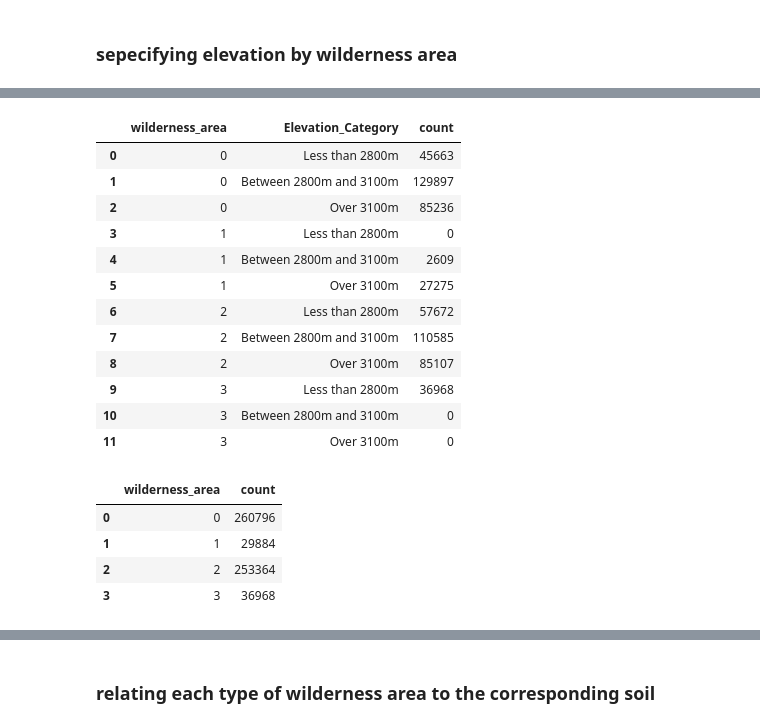
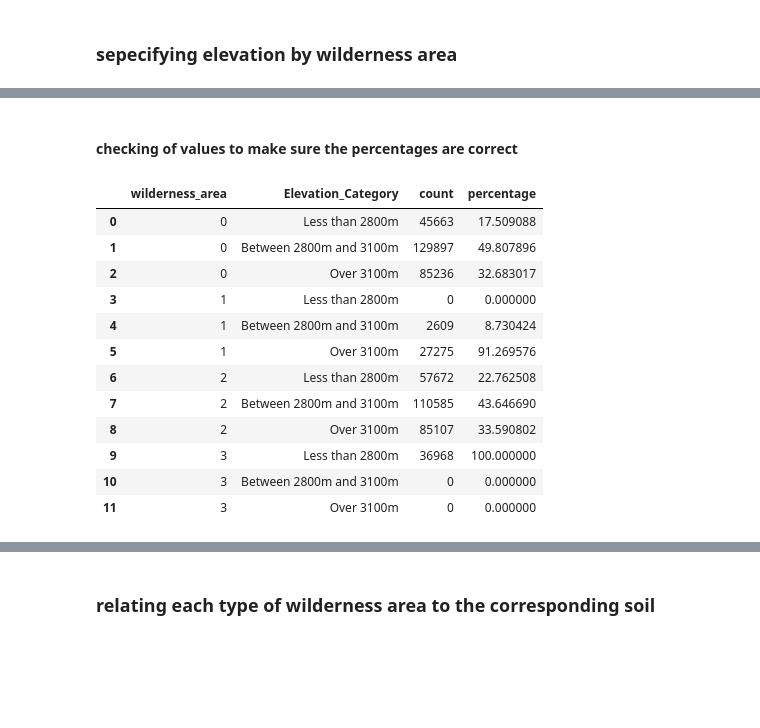
Before and after one commit to leofrio/tree-covers-classification-analysis, a Jupyter notebook: treeCover.ipynb, the cells around one changed output, grey strips where cells are left out. Drawn from its saved outputs; the diff is of its cells as text; code cells hidden in the pictures; blank space fills up the shorter version.

```diff
--- a/treeCover.ipynb
+++ b/treeCover.ipynb
@@ -613,27 +541,23 @@ df_elevation[df_elevation['Elevation_Category'] == 'Less than 2800m']
+# %% [markdown]
+#### checking of values to make sure the percentages are correct
 # %%
 df_test=df_elevation.copy()
 plot_df = df_test.groupby(['wilderness_area', 'Elevation_Category'],observed=False).size().reset_index(name='count')
-# pd.Categorical(df_residuals[pKey + '_RANGE'], categories=s_choices, ordered=True,)
+merged_df = pd.merge(plot_df, df_height, on='wilderness_area', suffixes=('_plot', '_total'))
+plot_df['percentage'] = (merged_df['count_plot'] / merged_df['count_total']) * 100
+
 plot_df
 # %% [output]
-|  | wilderness_area | Elevation_Category | count |
-| 0 | 0 | Less than 2800m | 45663 |
-| 1 | 0 | Between 2800m and 3100m | 129897 |
-| 2 | 0 | Over 3100m | 85236 |
-| 3 | 1 | Less than 2800m | 0 |
-| 4 | 1 | Between 2800m and 3100m | 2609 |
-| 5 | 1 | Over 3100m | 27275 |
-| 6 | 2 | Less than 2800m | 57672 |
-| 7 | 2 | Between 2800m and 3100m | 110585 |
-| 8 | 2 | Over 3100m | 85107 |
-| 9 | 3 | Less than 2800m | 36968 |
-| 10 | 3 | Between 2800m and 3100m | 0 |
-| 11 | 3 | Over 3100m | 0 |
+|  | wilderness_area | Elevation_Category | count | percentage |
+| 0 | 0 | Less than 2800m | 45663 | 17.509088 |
+| 1 | 0 | Between 2800m and 3100m | 129897 | 49.807896 |
+| 2 | 0 | Over 3100m | 85236 | 32.683017 |
+| 3 | 1 | Less than 2800m | 0 | 0.000000 |
+| 4 | 1 | Between 2800m and 3100m | 2609 | 8.730424 |
+| 5 | 1 | Over 3100m | 27275 | 91.269576 |
+| 6 | 2 | Less than 2800m | 57672 | 22.762508 |
+| 7 | 2 | Between 2800m and 3100m | 110585 | 43.646690 |
+| 8 | 2 | Over 3100m | 85107 | 33.590802 |
+| 9 | 3 | Less than 2800m | 36968 | 100.000000 |
+| 10 | 3 | Between 2800m and 3100m | 0 | 0.000000 |
+| 11 | 3 | Over 3100m | 0 | 0.000000 |
-# %%
-df_height
-# %% [output]
-|  | wilderness_area | count |
-| 0 | 0 | 260796 |
-| 1 | 1 | 29884 |
-| 2 | 2 | 253364 |
-| 3 | 3 | 36968 |
```
Also changed, not shown: parts of 34 cells of this notebook, 6 other files.
